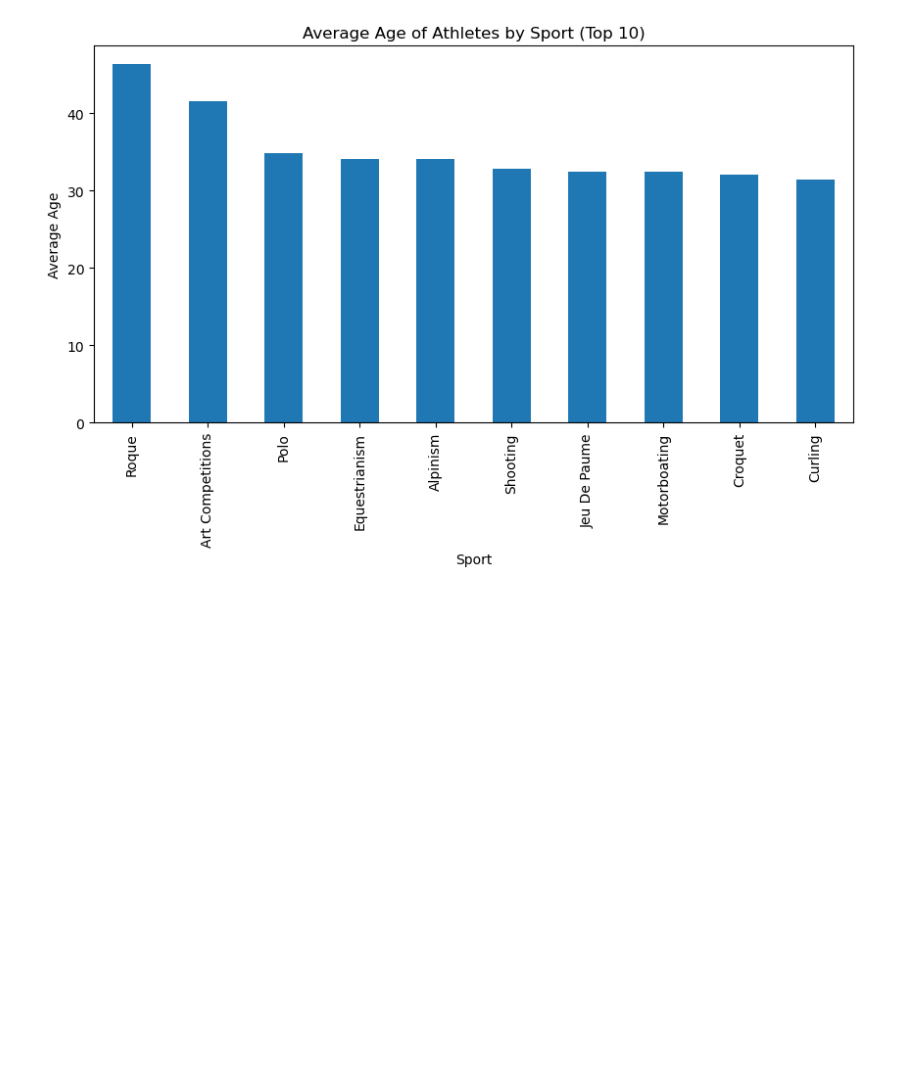
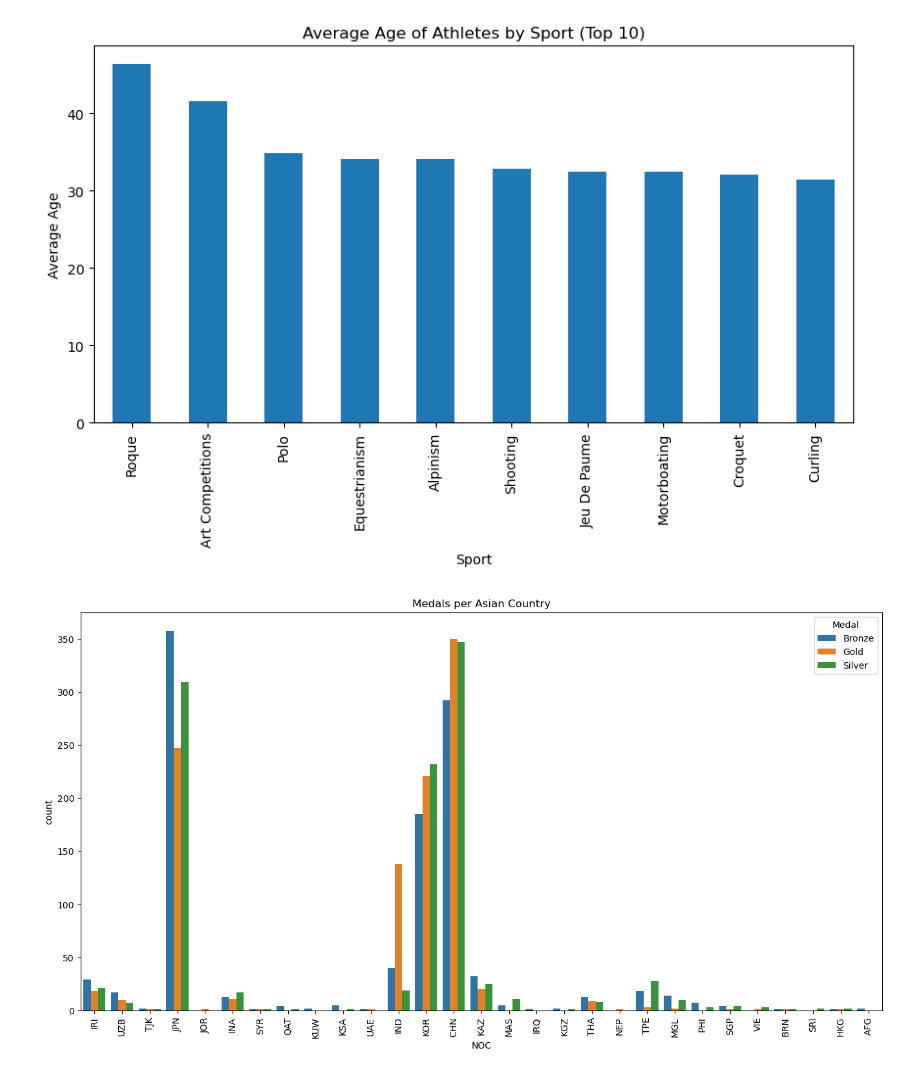
Before and after one commit to yousufbilal12-cmd/MN5813-project, a Jupyter notebook: Project version 1.ipynb, the cells around one changed output. Cells and saved outputs as stored; diff of their text form; code cells hidden in the pictures; blank space fills up the shorter version.

```diff
--- a/Project version 1.ipynb
+++ b/Project version 1.ipynb
@@ -189,3 +196,18 @@ plt.ylabel('Average Age')
 plt.show()
 # %% [output]
 [figure]
+# %%
+asian_nocs = [
+    "CHN","IND","JPN","KOR","KAZ","IRI","TPE","THA","MAS","INA","PHI","SGP","HKG",
+    "QAT","UAE","KSA","KUW","BRN","JOR","IRQ","SYR","LBN","PLE","VIE","MGL",
+    "KGZ","TJK","UZB","AFG","BAN","MDV","NEP","SRI","TLS"
+]
+df_asia = df[df["NOC"].isin(asian_nocs)]
+df_medals_asia = df_asia[df_asia["Medal"].notna()]
+plt.figure(figsize=(16, 8))
+sns.countplot(x="NOC", hue="Medal", data=df_medals_asia)
+plt.title("Medals per Asian Country")
+plt.xticks(rotation=90)
+plt.show()
+# %% [output]
+[figure, added]
```
Also changed, not shown: parts of 7 cells of this notebook.
